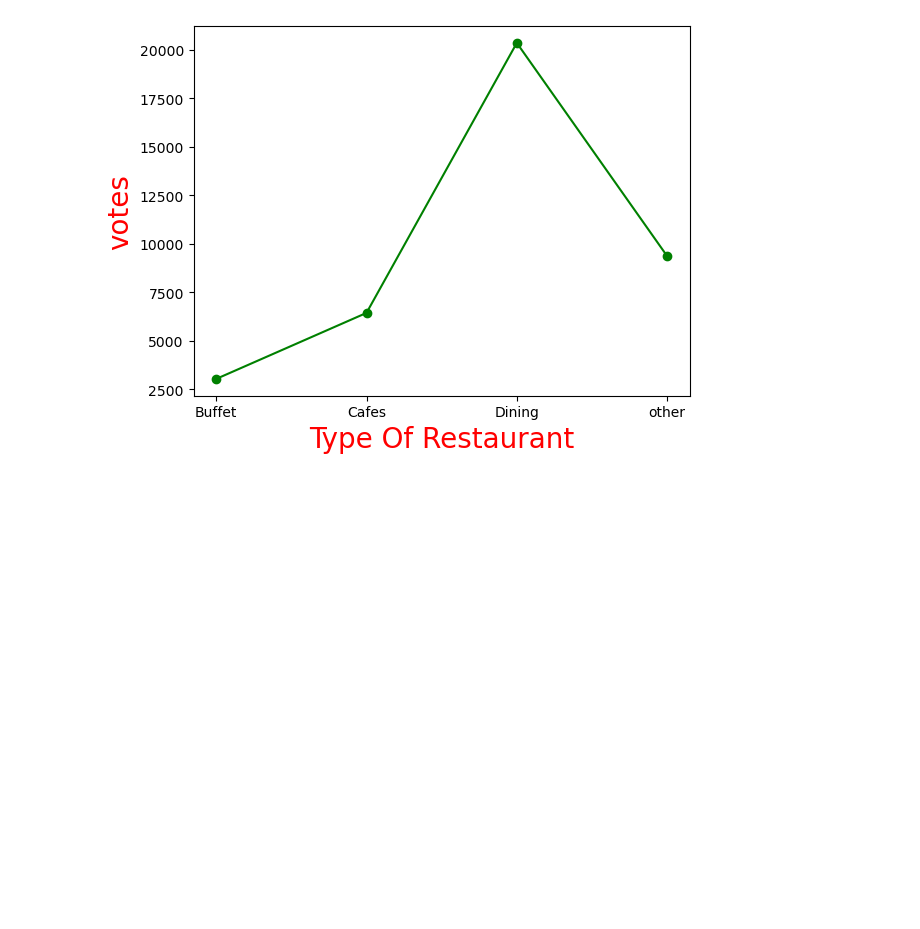
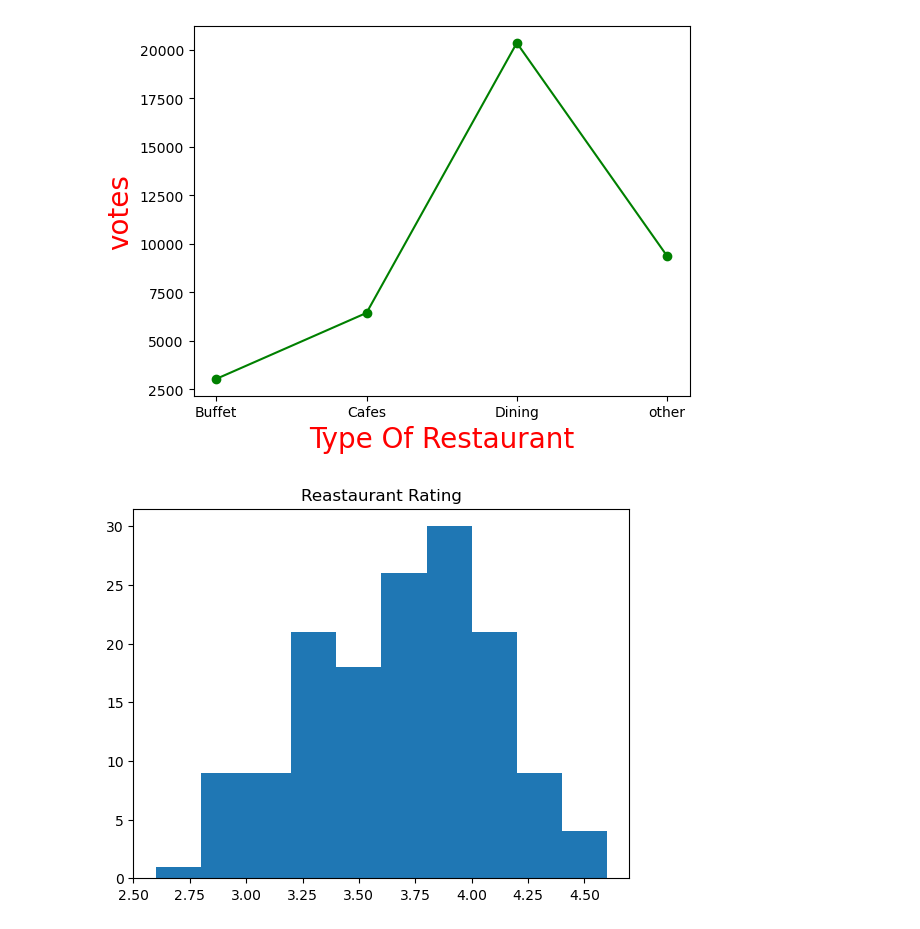
Before and after one commit to DevGupta0112/DataAnalytics_Projects, a Jupyter notebook: Zomato_Sales Analysis/Analysis.ipynb, the cells around one changed output. Cells and saved outputs as stored; diff of their text form; code cells hidden in the pictures; blank space fills up the shorter version.

```diff
--- a/Zomato_Sales Analysis/Analysis.ipynb
+++ b/Zomato_Sales Analysis/Analysis.ipynb
@@ -129,3 +129,9 @@ plt.ylabel("votes",c="red",size=20)
 # %% [output]
 Text(0, 0.5, 'votes')
 [figure]
+# %%
+plt.hist(df['rate'],bins=10)
+plt.title('Reastaurant Rating')
+plt.show()
+# %% [output]
+[figure, added]
```
